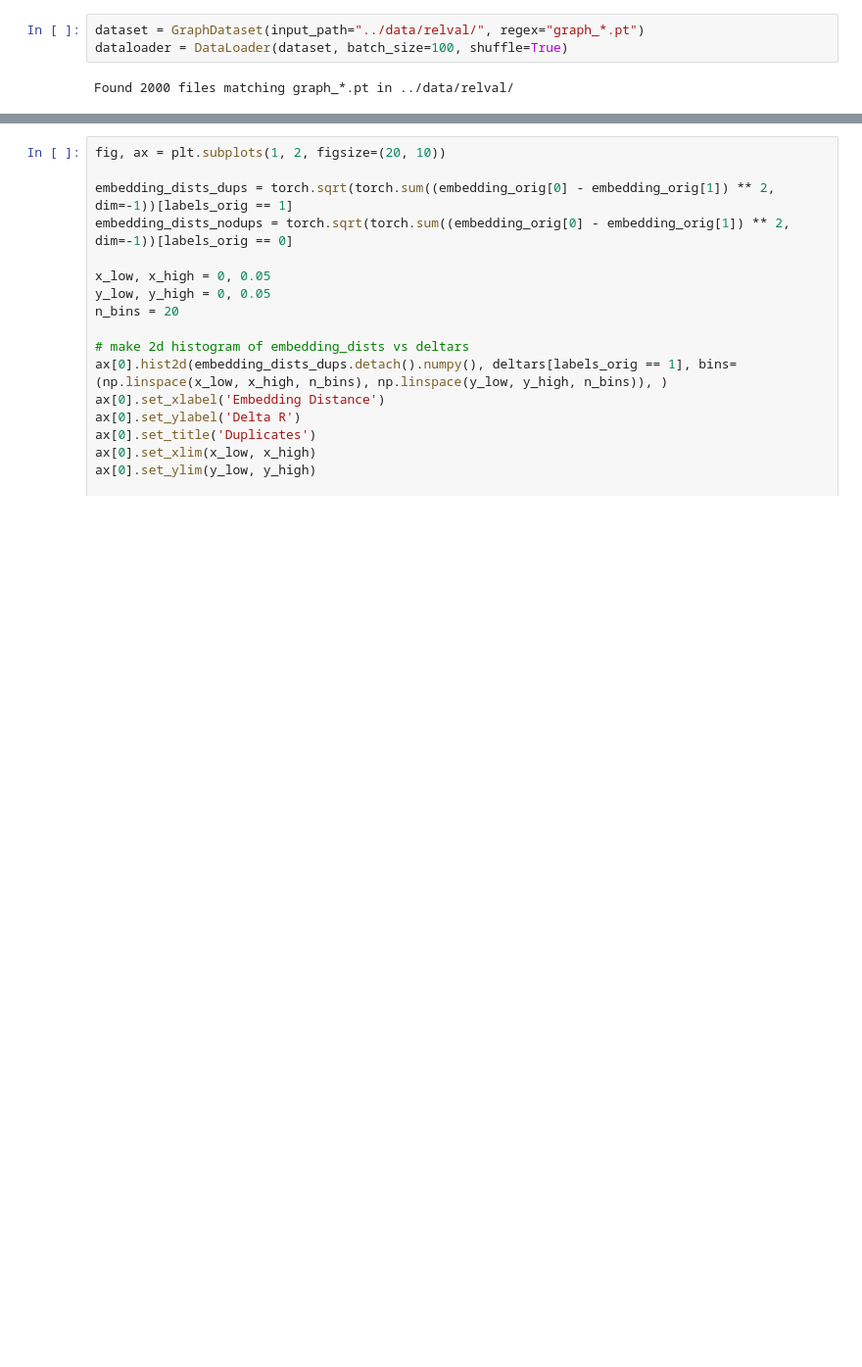
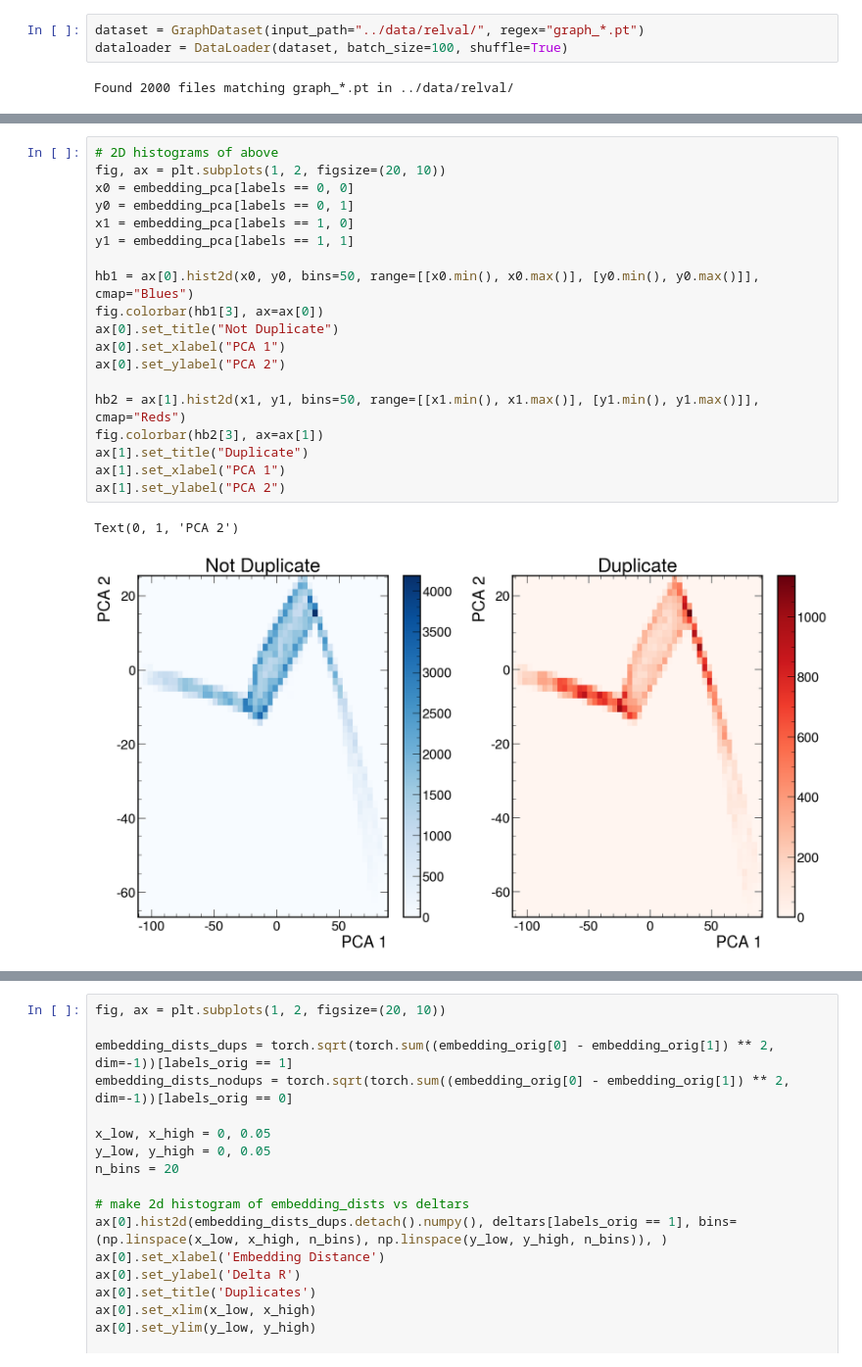
Before and after one commit to aashayarora/lst-dup-removal, a Jupyter notebook: validation/validation.ipynb, the cells around one changed output, grey strips where cells are left out. Shown: that part at 98% size. Drawn from its saved outputs; the diff is of its cells as text; blank space fills up the shorter version.

```diff
--- a/validation/validation.ipynb
+++ b/validation/validation.ipynb
@@ -102,3 +72,25 @@ for graph in dataloader:
+# %%
+# 2D histograms of above
+fig, ax = plt.subplots(1, 2, figsize=(20, 10))
+x0 = embedding_pca[labels == 0, 0]
+y0 = embedding_pca[labels == 0, 1]
+x1 = embedding_pca[labels == 1, 0]
+y1 = embedding_pca[labels == 1, 1]
+
+hb1 = ax[0].hist2d(x0, y0, bins=50, range=[[x0.min(), x0.max()], [y0.min(), y0.max()]], cmap="Blues")
+fig.colorbar(hb1[3], ax=ax[0])
+ax[0].set_title("Not Duplicate")
+ax[0].set_xlabel("PCA 1")
+ax[0].set_ylabel("PCA 2")
+
+hb2 = ax[1].hist2d(x1, y1, bins=50, range=[[x1.min(), x1.max()], [y1.min(), y1.max()]], cmap="Reds")
+fig.colorbar(hb2[3], ax=ax[1])
+ax[1].set_title("Duplicate")
+ax[1].set_xlabel("PCA 1")
+ax[1].set_ylabel("PCA 2")
+# %% [output]
+Text(0, 1, 'PCA 2')
+[figure, added]
 # %%
 pair_emb = embedding_orig.detach().numpy()
 labelroc = labels_orig.detach().numpy()
```
Also changed, not shown: parts of 6 cells of this notebook.
